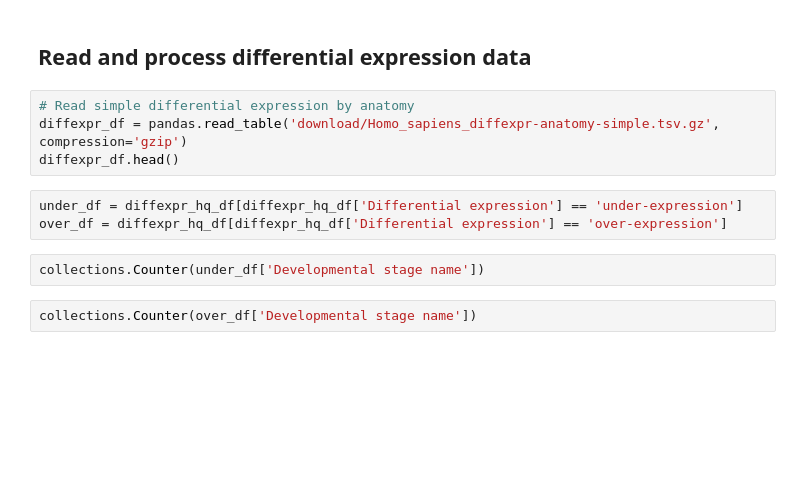
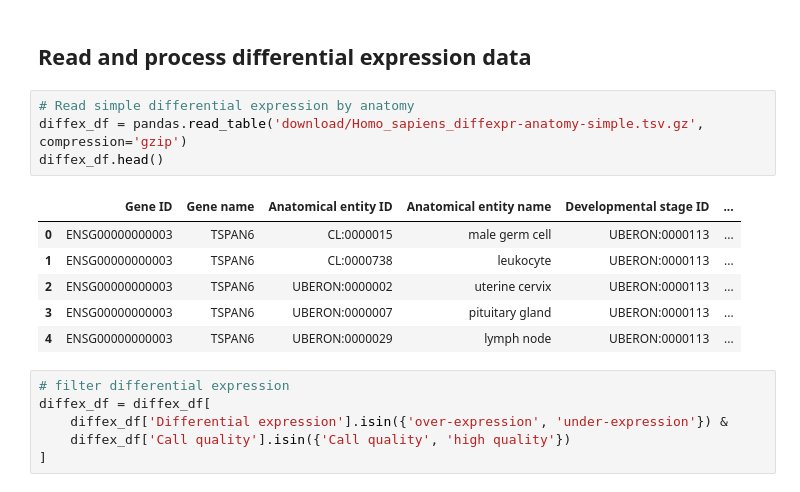
Before and after one commit to dhimmel/bgee, a Jupyter notebook: bgee.ipynb, the cells around one changed output. Saved outputs shown, nothing was run; the diff lists cells and outputs as text; blank space fills up the shorter version.

```diff
--- a/bgee.ipynb
+++ b/bgee.ipynb
@@ -84,12 +88,18 @@ seaborn.heatmap(rect_df);
 ## Read and process differential expression data
 # %%
 # Read simple differential expression by anatomy
-diffexpr_df = pandas.read_table('download/Homo_sapiens_diffexpr-anatomy-simple.tsv.gz', compression='gzip')
-diffexpr_df.head()
+diffex_df = pandas.read_table('download/Homo_sapiens_diffexpr-anatomy-simple.tsv.gz', compression='gzip')
+diffex_df.head()
+# %% [output]
+|  | Gene ID | Gene name | Anatomical entity ID | Anatomical entity name | Developmental stage ID | ... |
+| 0 | ENSG00000000003 | TSPAN6 | CL:0000015 | male germ cell | UBERON:0000113 | ... |
+| 1 | ENSG00000000003 | TSPAN6 | CL:0000738 | leukocyte | UBERON:0000113 | ... |
+| 2 | ENSG00000000003 | TSPAN6 | UBERON:0000002 | uterine cervix | UBERON:0000113 | ... |
+| 3 | ENSG00000000003 | TSPAN6 | UBERON:0000007 | pituitary gland | UBERON:0000113 | ... |
+| 4 | ENSG00000000003 | TSPAN6 | UBERON:0000029 | lymph node | UBERON:0000113 | ... |
-# %%
-under_df = diffexpr_hq_df[diffexpr_hq_df['Differential expression'] == 'under-expression']
-over_df = diffexpr_hq_df[diffexpr_hq_df['Differential expression'] == 'over-expression']
-# %%
-collections.Counter(under_df['Developmental stage name'])
-# %%
-collections.Counter(over_df['Developmental stage name'])
+# %%
+# filter differential expression
+diffex_df = diffex_df[
+    diffex_df['Differential expression'].isin({'over-expression', 'under-expression'}) &
+    diffex_df['Call quality'].isin({'Call quality', 'high quality'})
+]
```
Also changed, not shown: parts of 13 cells of this notebook.
